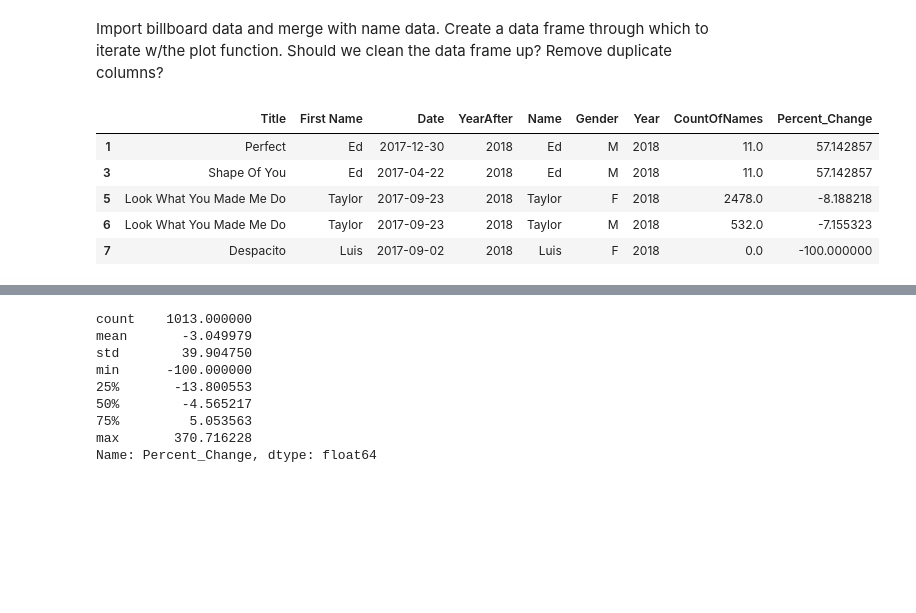
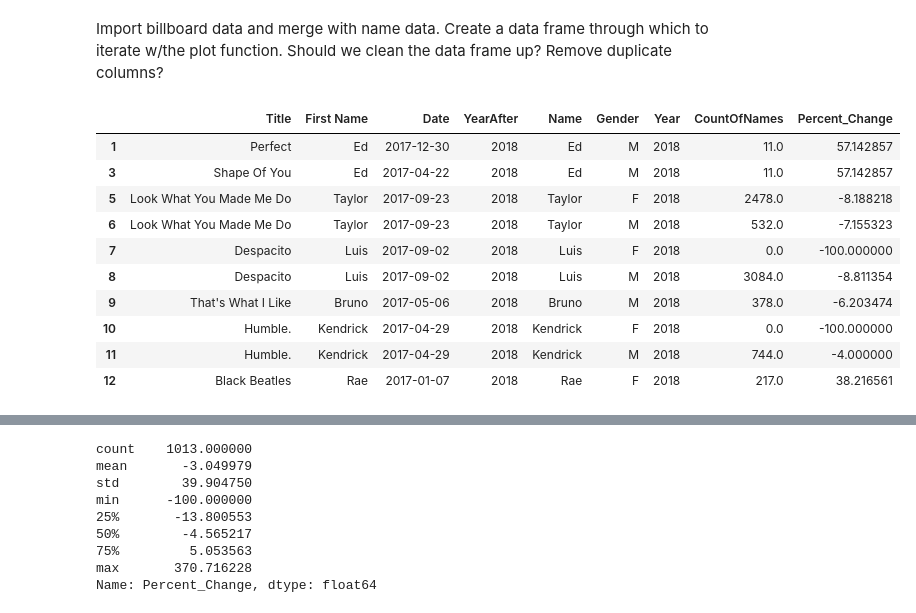
Before and after one commit to SagiNandKishore/project-1, a Jupyter notebook: Chris.ipynb, the cells around one changed output, grey strips where cells are left out. Saved outputs shown, nothing was run; the diff lists cells and outputs as text; code cells hidden in the pictures; blank space fills up the shorter version.

```diff
--- a/Chris.ipynb
+++ b/Chris.ipynb
@@ -223,11 +247,16 @@ sorted_df = filter_df.sort_values('Percent_Change',ascending = False)
 # sorted_df.to_csv('Hot100_spikes.csv')
 # %%
 songs_describe_df = songs_merged_df.replace([np.inf, -np.inf], np.nan).dropna(axis=0)
-songs_describe_df.head()
+songs_describe_df.head(10)
 # %% [output]
 |  | Title | First Name | Date | YearAfter | Name | Gender | Year | CountOfNames | Percent_Change |
 | 1 | Perfect | Ed | 2017-12-30 | 2018 | Ed | M | 2018 | 11.0 | 57.142857 |
 | 3 | Shape Of You | Ed | 2017-04-22 | 2018 | Ed | M | 2018 | 11.0 | 57.142857 |
 | 5 | Look What You Made Me Do | Taylor | 2017-09-23 | 2018 | Taylor | F | 2018 | 2478.0 | -8.188218 |
 | 6 | Look What You Made Me Do | Taylor | 2017-09-23 | 2018 | Taylor | M | 2018 | 532.0 | -7.155323 |
 | 7 | Despacito | Luis | 2017-09-02 | 2018 | Luis | F | 2018 | 0.0 | -100.000000 |
+| 8 | Despacito | Luis | 2017-09-02 | 2018 | Luis | M | 2018 | 3084.0 | -8.811354 |
+| 9 | That's What I Like | Bruno | 2017-05-06 | 2018 | Bruno | M | 2018 | 378.0 | -6.203474 |
+| 10 | Humble. | Kendrick | 2017-04-29 | 2018 | Kendrick | F | 2018 | 0.0 | -100.000000 |
+| 11 | Humble. | Kendrick | 2017-04-29 | 2018 | Kendrick | M | 2018 | 744.0 | -4.000000 |
+| 12 | Black Beatles | Rae | 2017-01-07 | 2018 | Rae | F | 2018 | 217.0 | 38.216561 |
```
Also changed, not shown: parts of 34 cells of this notebook, 4 other files.
